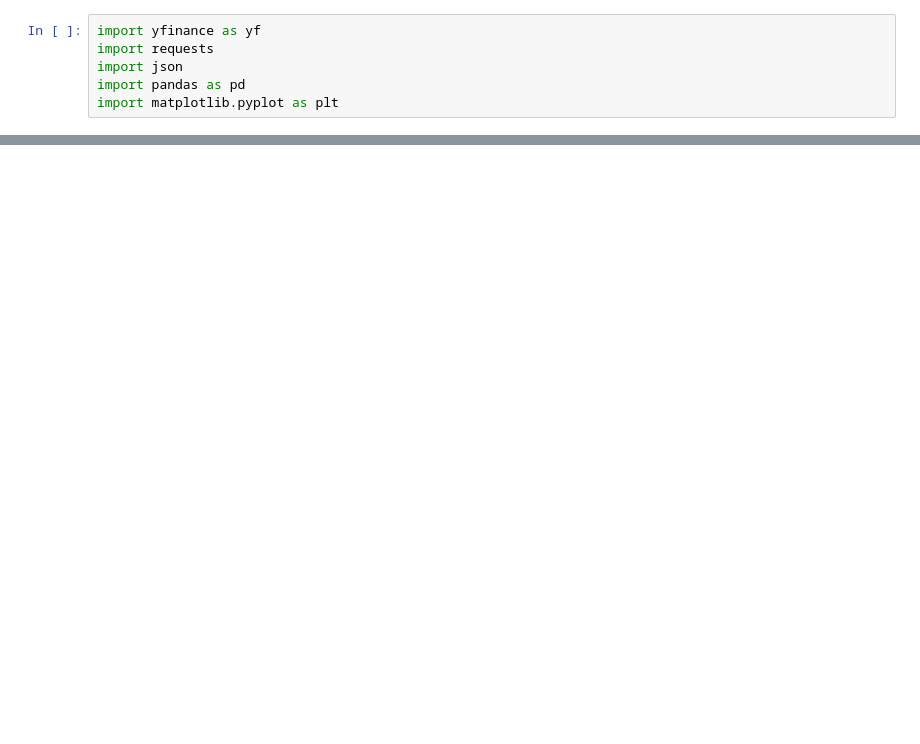
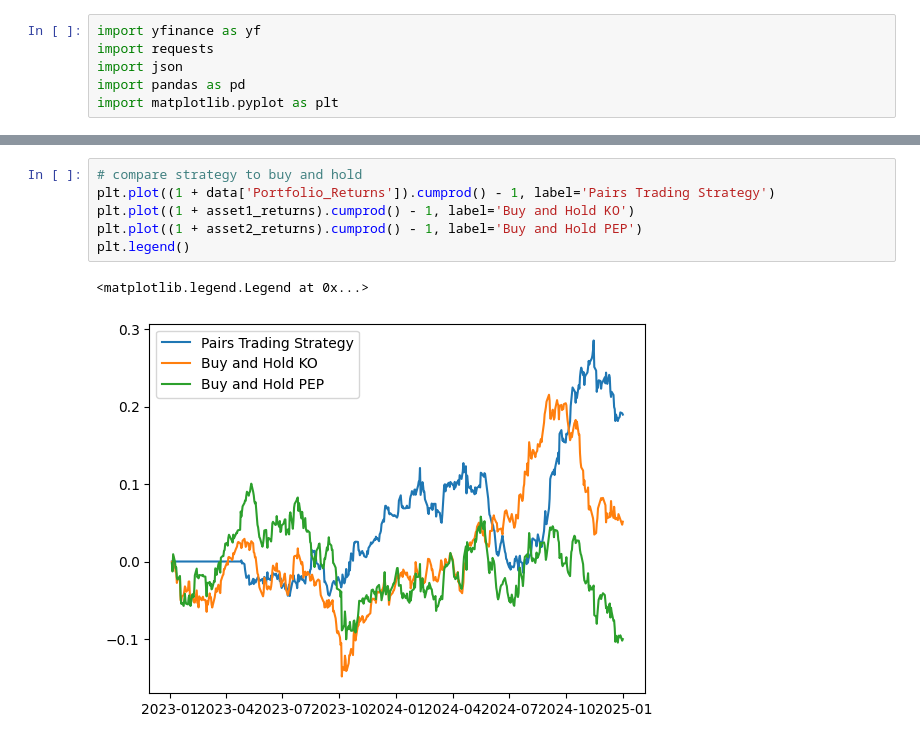
Before and after one commit to juanLude/backtesting_kangaroo, a Jupyter notebook: pairs_trading.ipynb, the cells around one changed output, grey strips where cells are left out. Cells and saved outputs as stored; diff of their text form; blank space fills up the shorter version.

Commit message:
update pairs strat

```diff
--- a/pairs_trading.ipynb
+++ b/pairs_trading.ipynb
@@ -36,0 +131,9 @@ Date
+# %%
+# compare strategy to buy and hold
+plt.plot((1 + data['Portfolio_Returns']).cumprod() - 1, label='Pairs Trading Strategy')
+plt.plot((1 + asset1_returns).cumprod() - 1, label='Buy and Hold KO')
+plt.plot((1 + asset2_returns).cumprod() - 1, label='Buy and Hold PEP')
+plt.legend()
+# %% [output]
+<matplotlib.legend.Legend at 0x...>
+[figure, added]
```
Also changed, not shown: parts of 6 cells of this notebook.
